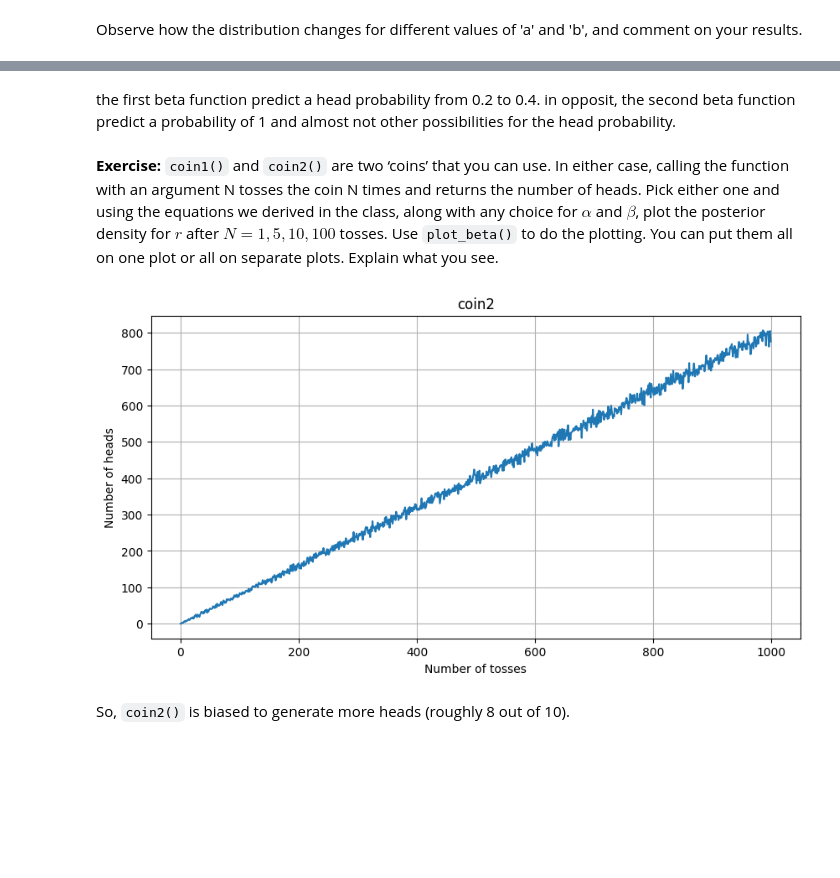
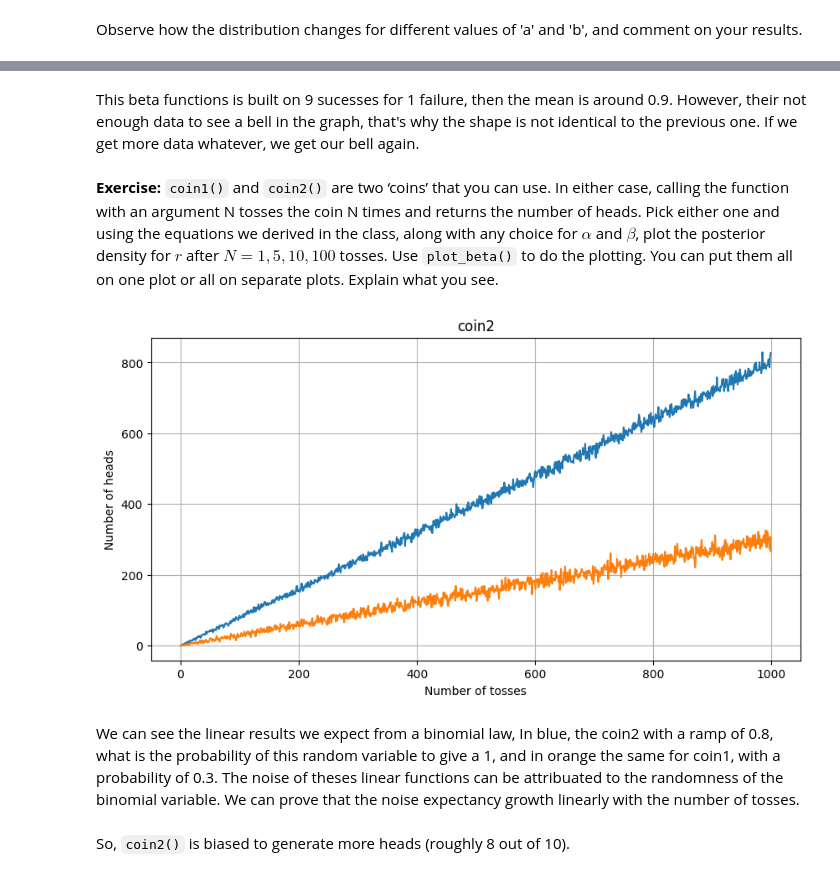
Before and after one commit to Codex1er/asi-labs, a Jupyter notebook: lab_week1-public/Coin_Toss_Experiment.ipynb, the cells around one changed output, grey strips where cells are left out. Cells and saved outputs as stored; diff of their text form; code cells hidden in the pictures; blank space fills up the shorter version.

```diff
--- a/lab_week1-public/Coin_Toss_Experiment.ipynb
+++ b/lab_week1-public/Coin_Toss_Experiment.ipynb
@@ -46,5 +48,5 @@ plot_beta( 9, 1 ) # TO COMPLETE
-# %% [markdown]
-the first beta function predict a head probability from 0.2 to 0.4. in opposit, the second beta function predict a probability of 1 and almost not other possibilities for the head probability.
+# %% [markdown]
+This beta functions is built on 9 sucesses for 1 failure, then the mean is around 0.9. However, their not enough data to see a bell in the graph, that's why the shape is not identical to the previous one. If we get more data whatever, we get our bell again.
 # %% [markdown]
 **Exercise:**
 `coin1()` and `coin2()` are two ‘coins’ that you can use. In either case, calling the function with an argument N tosses the coin N times and returns the number of heads. Pick either one and using the equations we derived in the class, along with any choice for $\alpha$ and $\beta$, plot the posterior density for $r$ after $N = 1, 5, 10, 100$ tosses. Use `plot_beta()` to do the plotting. You can put them all on one plot or all on separate plots. Explain what you see.
@@ -55,15 +57,20 @@ def coin2(N):
     return sum(np.random.random(N)<=0.8)
 # %%
 yN = [coin2(N) for N in range(1000)]
+yN1 = [coin1(N) for N in range(1000)]
 plt.figure(figsize=(10,5))
 plt.plot(list(range(1000)), yN)
+plt.plot(list(range(1000)), yN1)
 plt.xlabel("Number of tosses")
 plt.ylabel("Number of heads")
+
 plt.title("coin2")
 plt.grid()
 plt.show()
 # %% [output]
-[figure, old version]
+[figure, new version]
+# %% [markdown]
+We can see the linear results we expect from a binomial law, In blue, the coin2 with a ramp of 0.8, what is the probability of this random variable to give a 1, and in orange the same for coin1, with a probability of 0.3. The noise of theses linear functions can be attribuated to the randomness of the binomial variable. We can prove that the noise expectancy growth linearly with the number of tosses.
 # %% [markdown]
 So, `coin2()` is biased to generate more heads (roughly 8 out of 10).
 # %%
```
Also changed, not shown: parts of 7 cells of this notebook, 3 other files.
